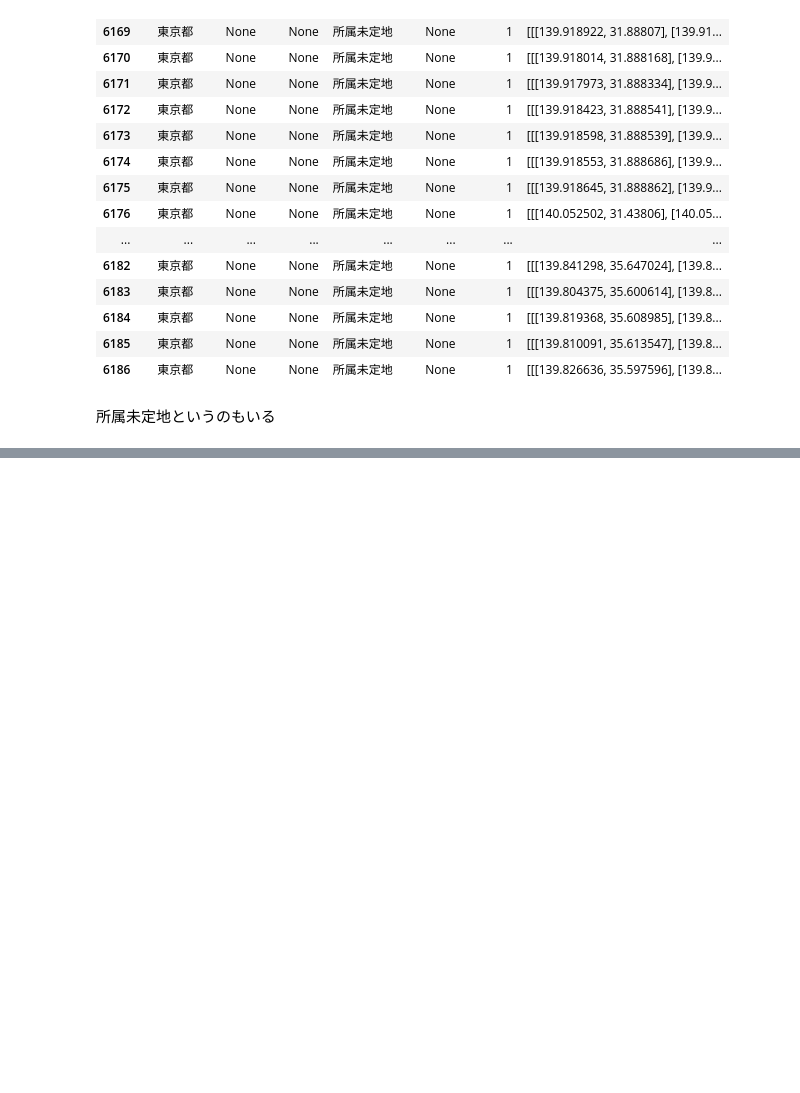
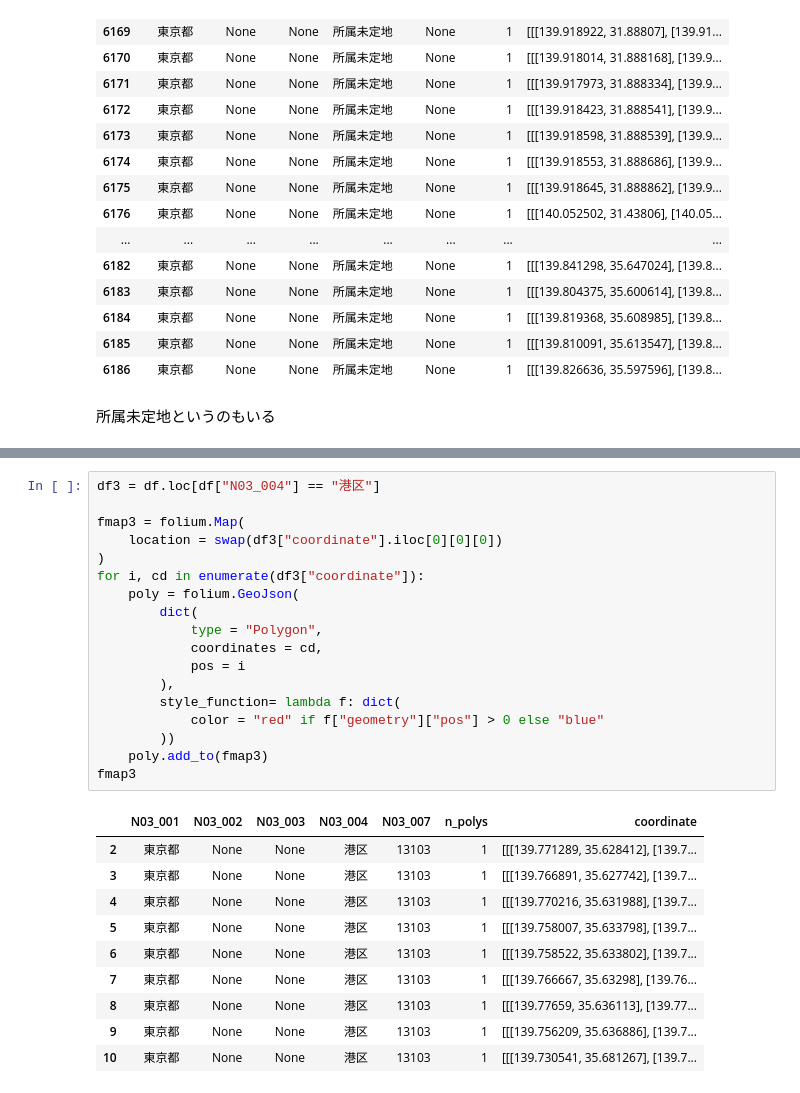
Before and after one commit to hotoku/samples, a Jupyter notebook: ipynotebook/mlit/tobichi.ipynb, the cells around one changed output, grey strips where cells are left out. Cells and saved outputs as stored; diff of their text form; blank space fills up the shorter version.

```diff
--- a/ipynotebook/mlit/tobichi.ipynb
+++ b/ipynotebook/mlit/tobichi.ipynb
@@ -145,0 +154,29 @@ df.tail(20)
+# %%
+df3 = df.loc[df["N03_004"] == "港区"]
+
+fmap3 = folium.Map(
+    location = swap(df3["coordinate"].iloc[0][0][0])
+)
+for i, cd in enumerate(df3["coordinate"]):
+    poly = folium.GeoJson(
+        dict(
+            type = "Polygon",
+            coordinates = cd,
+            pos = i
+        ),
+        style_function= lambda f: dict(
+            color = "red" if f["geometry"]["pos"] > 0 else "blue"
+        ))
+    poly.add_to(fmap3)
+fmap3
+# %% [output]
+|  | N03_001 | N03_002 | N03_003 | N03_004 | N03_007 | n_polys | coordinate |
+| 2 | 東京都 | None | None | 港区 | 13103 | 1 | [[[139.771289, 35.628412], [139.7... |
+| 3 | 東京都 | None | None | 港区 | 13103 | 1 | [[[139.766891, 35.627742], [139.7... |
+| 4 | 東京都 | None | None | 港区 | 13103 | 1 | [[[139.770216, 35.631988], [139.7... |
+| 5 | 東京都 | None | None | 港区 | 13103 | 1 | [[[139.758007, 35.633798], [139.7... |
+| 6 | 東京都 | None | None | 港区 | 13103 | 1 | [[[139.758522, 35.633802], [139.7... |
+| 7 | 東京都 | None | None | 港区 | 13103 | 1 | [[[139.766667, 35.63298], [139.76... |
+| 8 | 東京都 | None | None | 港区 | 13103 | 1 | [[[139.77659, 35.636113], [139.77... |
+| 9 | 東京都 | None | None | 港区 | 13103 | 1 | [[[139.756209, 35.636886], [139.7... |
+| 10 | 東京都 | None | None | 港区 | 13103 | 1 | [[[139.730541, 35.681267], [139.7... |
```
Also changed, not shown: parts of 3 cells of this notebook.
